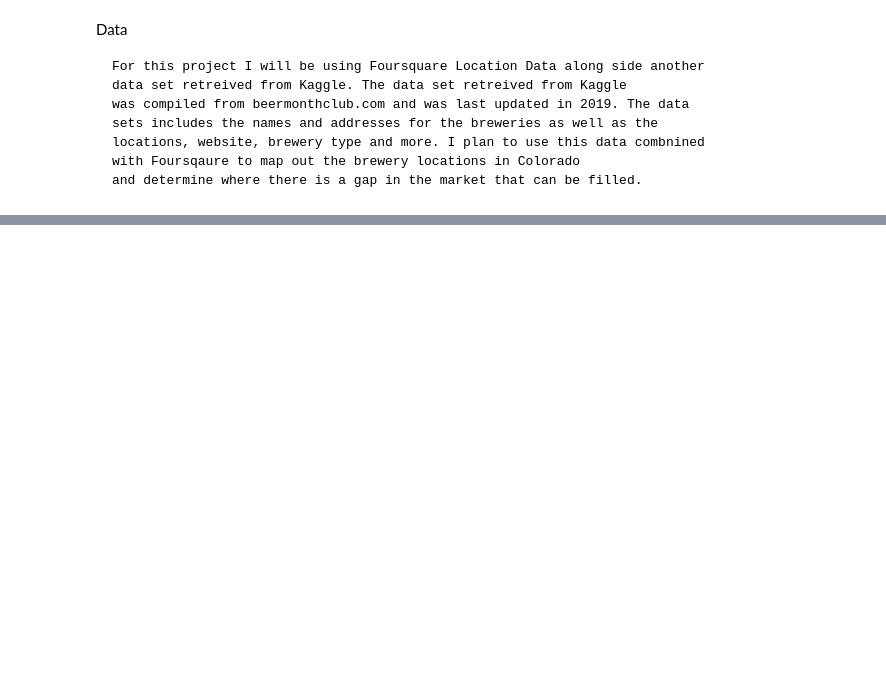
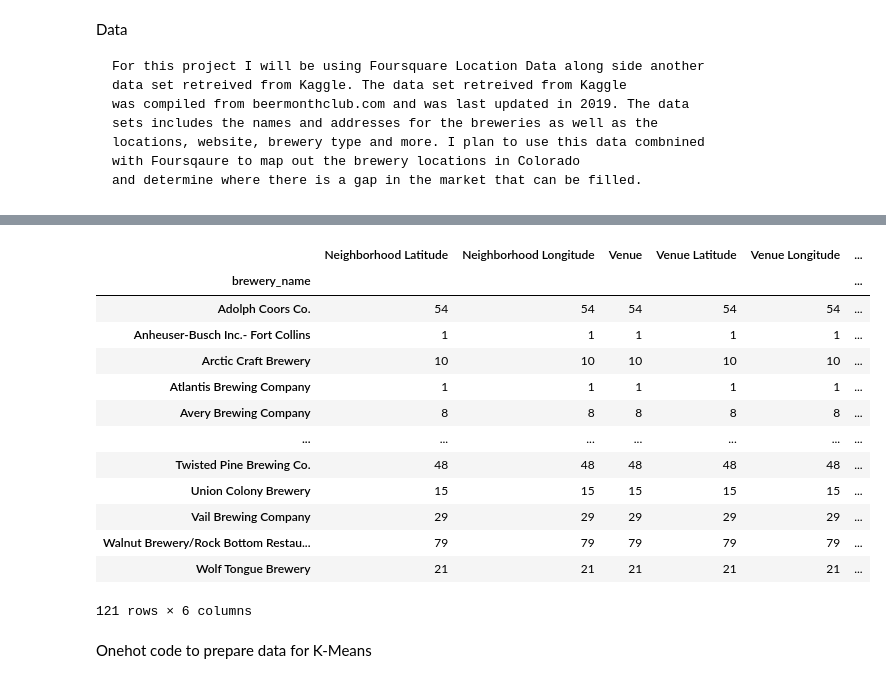
Before and after one commit to CodieW/Coursera_Capstone, a Jupyter notebook: Brewery Notebook.ipynb, the cells around one changed output, grey strips where cells are left out. Saved outputs shown, nothing was run; the diff lists cells and outputs as text; code cells hidden in the pictures; blank space fills up the shorter version.

```diff
--- a/Brewery Notebook.ipynb
+++ b/Brewery Notebook.ipynb
@@ -13,0 +250,39 @@ Data
+# %%
+def getNearbyVenues(names, latitudes, longitudes, radius=500):
+
+    venues_list=[]
+    for name, lat, lng in zip(names, latitudes, longitudes):
+
+        # create the API request URL
+        url = 'https://api.foursquare.com/v2/venues/explore?&client_id={}&client_secret={}&v={}&ll={},{}&radius={}&limit={}'.format(
+            CLIENT_ID,
+            CLIENT_SECRET,
+            VERSION,
+            lat,
+            lng,
+            radius,
+            LIMIT)
+
+        # make the GET request
+        results = requests.get(url).json()["response"]['groups'][0]['items']
+
+        # return only relevant information for each nearby venue
+        venues_list.append([(
+            name,
+            lat,
+            lng,
+            v['venue']['name'],
+            v['venue']['location']['lat'],
+            v['venue']['location']['lng'],
+            v['venue']['categories'][0]['name']) for v in results])
+
+    nearby_venues = pd.DataFrame([item for venue_list in venues_list for item in venue_list])
+    nearby_venues.columns = ['brewery_name',
+                  'Neighborhood Latitude',
+                  'Neighborhood Longitude',
+                  'Venue',
+                  'Venue Latitude',
+                  'Venue Longitude',
+                  'Venue Category']
+
+    return(nearby_venues)
@@ -13,0 +302,19 @@ Data
+# %%
+colo_venues.groupby('brewery_name').count()
+# %% [output]
+|  | Neighborhood Latitude | Neighborhood Longitude | Venue | Venue Latitude | Venue Longitude | ... |
+| brewery_name |  |  |  |  |  | ... |
+| Adolph Coors Co. | 54 | 54 | 54 | 54 | 54 | ... |
+| Anheuser-Busch Inc.- Fort Collins | 1 | 1 | 1 | 1 | 1 | ... |
+| Arctic Craft Brewery | 10 | 10 | 10 | 10 | 10 | ... |
+| Atlantis Brewing Company | 1 | 1 | 1 | 1 | 1 | ... |
+| Avery Brewing Company | 8 | 8 | 8 | 8 | 8 | ... |
+| ... | ... | ... | ... | ... | ... | ... |
+| Twisted Pine Brewing Co. | 48 | 48 | 48 | 48 | 48 | ... |
+| Union Colony Brewery | 15 | 15 | 15 | 15 | 15 | ... |
+| Vail Brewing Company | 29 | 29 | 29 | 29 | 29 | ... |
+| Walnut Brewery/Rock Bottom Restau... | 79 | 79 | 79 | 79 | 79 | ... |
+| Wolf Tongue Brewery | 21 | 21 | 21 | 21 | 21 | ... |
+121 rows × 6 columns
+# %% [markdown]
+Onehot code to prepare data for K-Means
```
Also changed, not shown: parts of 48 cells of this notebook.
